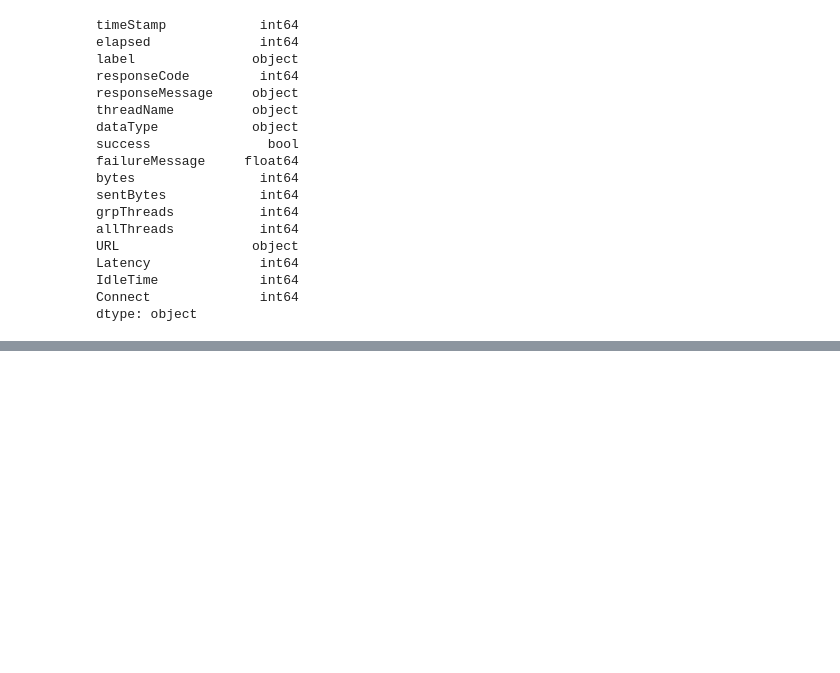
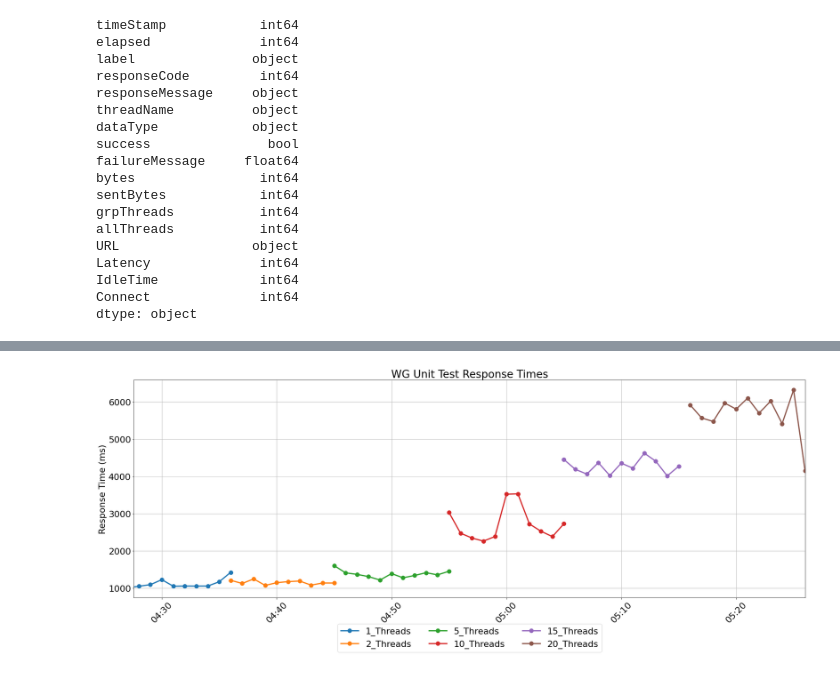
Before and after one commit to jakparker/PerfTestingVisualization, a Jupyter notebook: Unit_Testing.ipynb, the cells around one changed output, grey strips where cells are left out. Saved outputs shown, nothing was run; the diff lists cells and outputs as text; code cells hidden in the pictures; blank space fills up the shorter version.

```diff
--- a/Unit_Testing.ipynb
+++ b/Unit_Testing.ipynb
@@ -301,0 +316,3 @@ dtype: object
+# %%
+WG = pd.read_csv("logs\WG_UnitTest.csv")
+WG.head()
@@ -301,0 +326,7 @@ dtype: object
+# %%
+WG_test = Test(WG,60)
+WG_labels = [label for label in WG_test.unique_labels if not label.startswith("Token")]
+# %%
+WG_test.time_series_by_labels(WG_labels, [], "WG Unit Test Response Times", 'avg_res')
+# %% [output]
+[figure, added]
```
Also changed, not shown: parts of 16 cells of this notebook.
